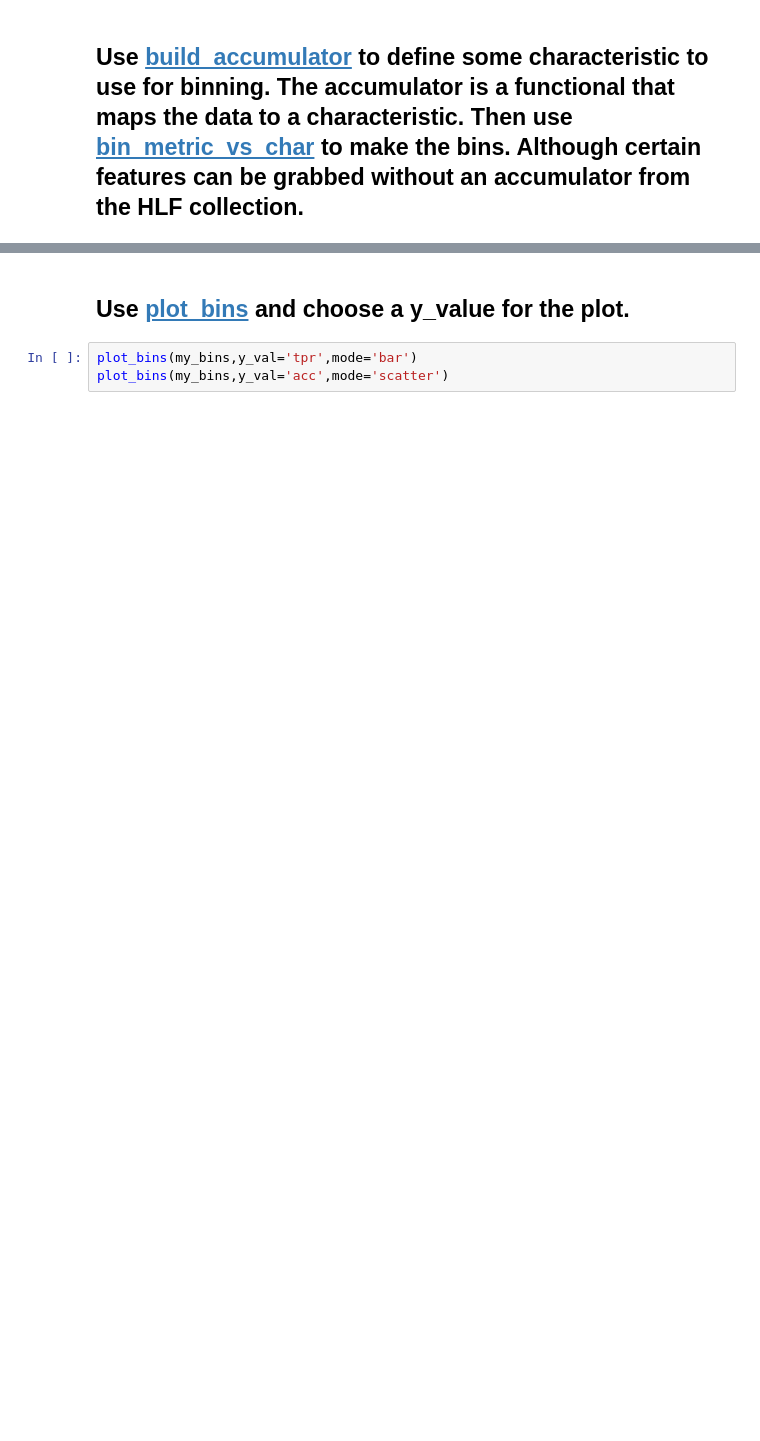
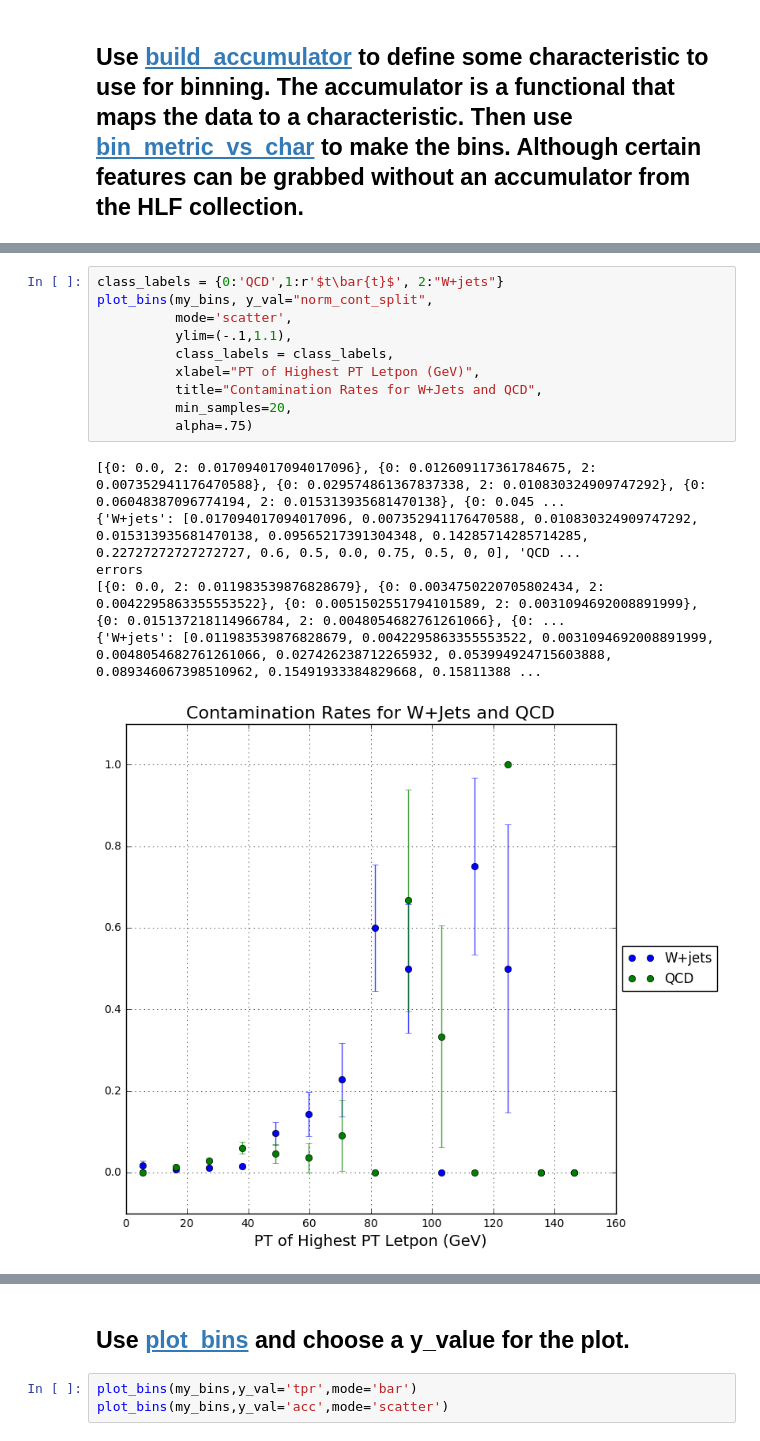
Before and after one commit to DannyWeitekamp/CMS_Deep_Learning, a Jupyter notebook: examples/postprocessing_example.ipynb, the cells around one changed output, grey strips where cells are left out. Saved outputs shown, nothing was run; the diff lists cells and outputs as text; blank space fills up the shorter version.

```diff
--- a/examples/postprocessing_example.ipynb
+++ b/examples/postprocessing_example.ipynb
@@ -109,0 +144,17 @@ my_bins = bin_metric_vs_char(model=dirr +"/model.json",
+# %%
+class_labels = {0:'QCD',1:r'$t\bar{t}$', 2:"W+jets"}
+plot_bins(my_bins, y_val="norm_cont_split",
+          mode='scatter',
+          ylim=(-.1,1.1),
+          class_labels = class_labels,
+          xlabel="PT of Highest PT Letpon (GeV)",
+          title="Contamination Rates for W+Jets and QCD",
+          min_samples=20,
+          alpha=.75)
+# %% [output]
+[{0: 0.0, 2: 0.017094017094017096}, {0: 0.012609117361784675, 2: 0.007352941176470588}, {0: 0.029574861367837338, 2: 0.010830324909747292}, {0: 0.06048387096774194, 2: 0.015313935681470138}, {0: 0.045 ...
+{'W+jets': [0.017094017094017096, 0.007352941176470588, 0.010830324909747292, 0.015313935681470138, 0.09565217391304348, 0.14285714285714285, 0.22727272727272727, 0.6, 0.5, 0.0, 0.75, 0.5, 0, 0], 'QCD ...
+errors
+[{0: 0.0, 2: 0.011983539876828679}, {0: 0.0034750220705802434, 2: 0.0042295863355553522}, {0: 0.0051502551794101589, 2: 0.0031094692008891999}, {0: 0.015137218114966784, 2: 0.0048054682761261066}, {0: ...
+{'W+jets': [0.011983539876828679, 0.0042295863355553522, 0.0031094692008891999, 0.0048054682761261066, 0.027426238712265932, 0.053994924715603888, 0.089346067398510962, 0.15491933384829668, 0.15811388 ...
+[figure, added]
```
Also changed, not shown: parts of 15 cells of this notebook, 1 other file.
